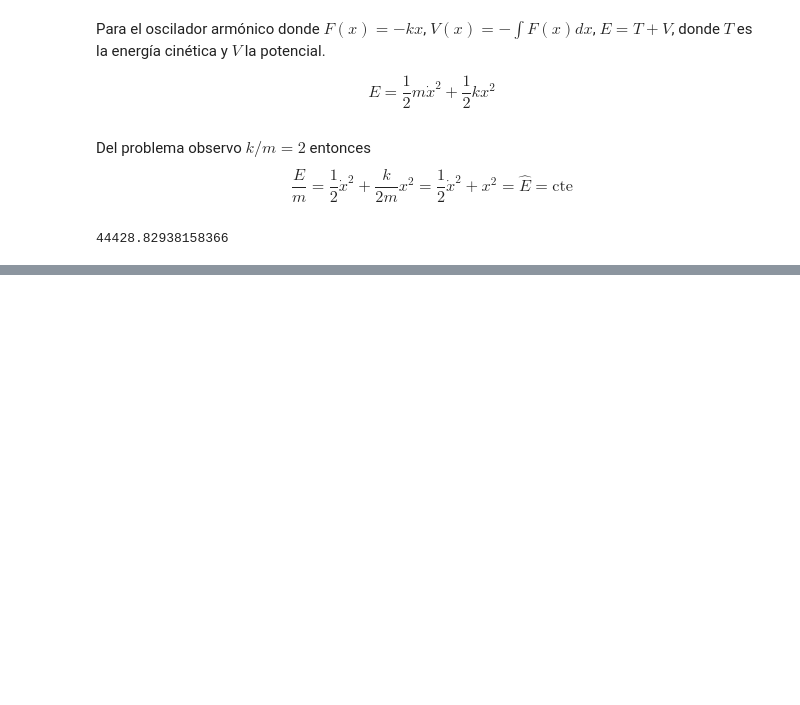
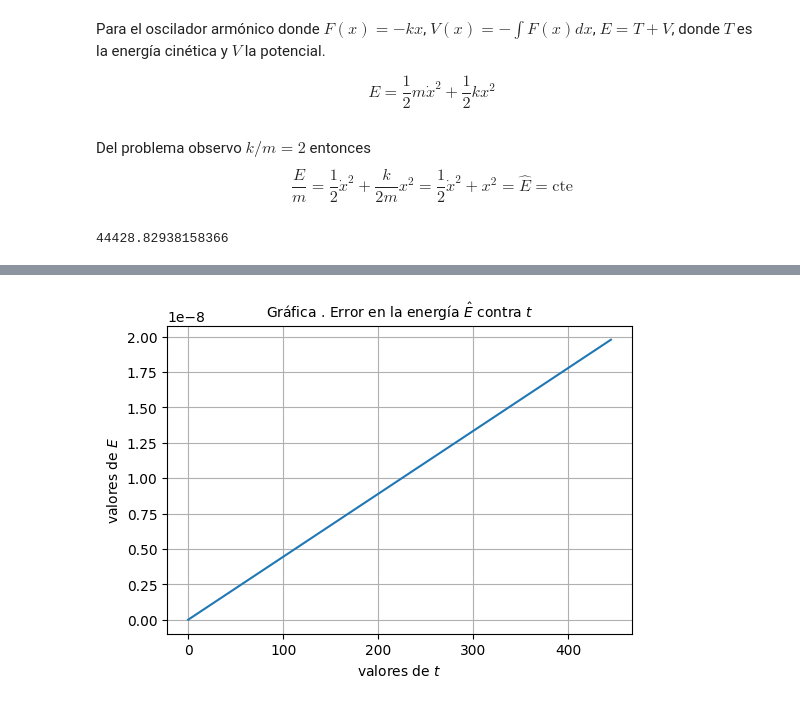
Before and after one commit to lbenet/2017-2_TSFisComputacional-1, a Jupyter notebook: tareas/rene/Tarea6.ipynb, the cells around one changed output, grey strips where cells are left out. Cells and saved outputs as stored; diff of their text form; code cells hidden in the pictures; blank space fills up the shorter version.

```diff
--- a/tareas/rene/Tarea6.ipynb
+++ b/tareas/rene/Tarea6.ipynb
@@ -392,0 +417,9 @@ grid()
+# %%
+figure(figsize=(6,4)) # este comando define el tamaño de la figura
+plot(t,4-E)
+title(L"Gráfica . Error en la energía $\hat{E}$ contra $t$", fontsize=10)
+xlabel(L"valores de $t$")
+ylabel(L"valores de $E$")
+grid()
+# %% [output]
+[figure, added]
```
Also changed, not shown: parts of 6 cells of this notebook.
